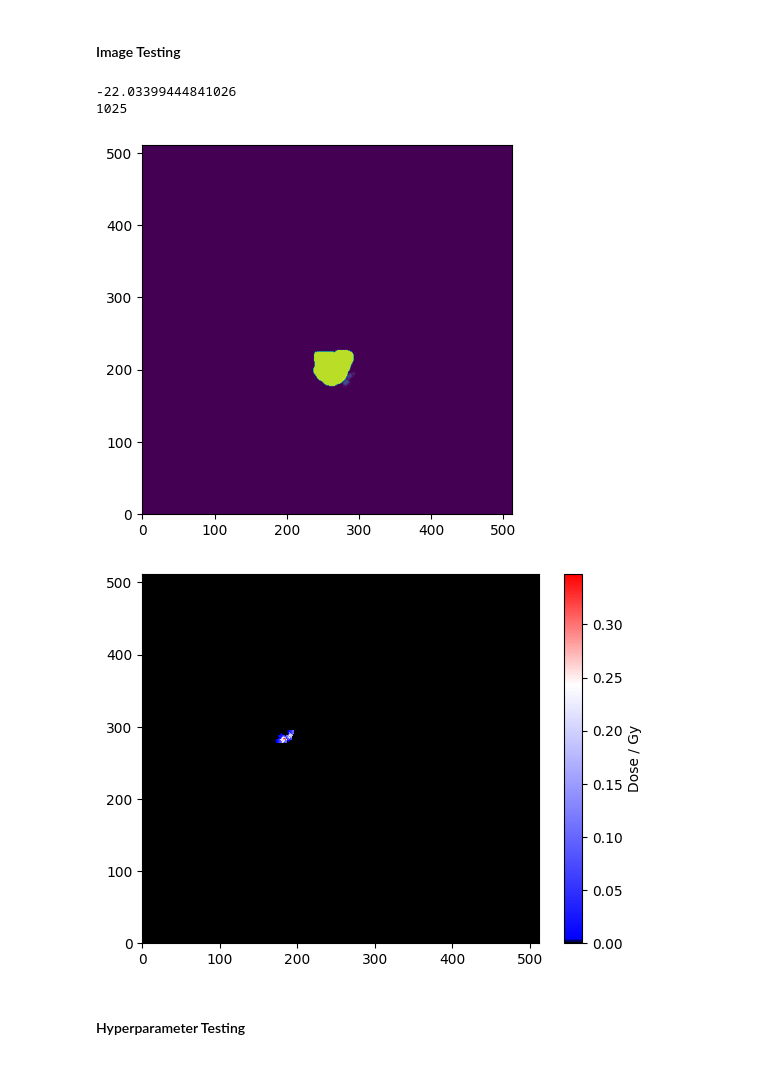
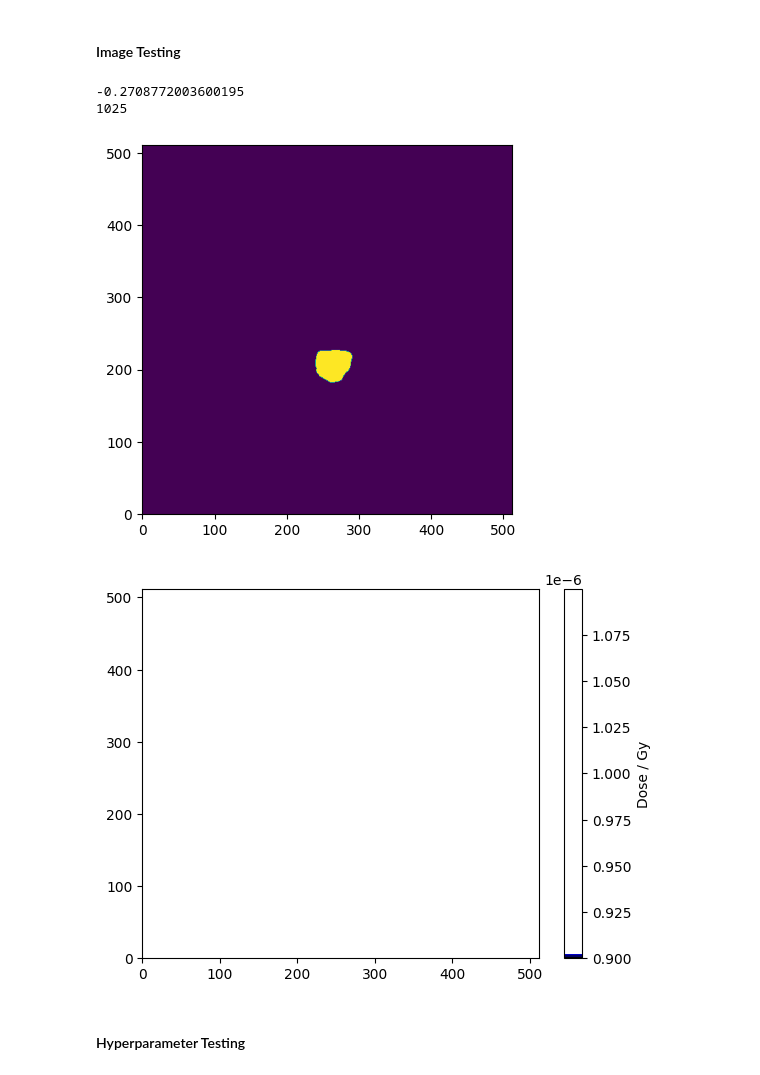
Before and after one commit to PRECISE-RT/PBT-Gym, a Jupyter notebook: notebooks/bortfeld_dose_update.ipynb, the cells around one changed output. Cells and saved outputs as stored; diff of their text form; code cells hidden in the pictures.

```diff
--- a/notebooks/bortfeld_dose_update.ipynb
+++ b/notebooks/bortfeld_dose_update.ipynb
@@ -181,5 +186,5 @@ def find_valid_data_paths(directory):
 
     return datasets
 # %%
-MEGAPATIENTDIRECTORY = "/workspaces/MPhys Gamification/HNSCC_215pts/manifest-1679856320086/HNSCC"
-my_data = find_valid_data_paths(MEGAPATIENTDIRECTORY)
+multi_patient_direction = "/workspaces/MPhys Gamification/HNSCC_215pts/manifest-1679856320086/HNSCC"
+my_data = find_valid_data_paths(multi_patient_direction)
@@ -301,7 +302,7 @@ class SearchBot():
         removes them from the input data
 
         Args:
-            data (_type_): _description_
+            data (list): list of patients, where each patient contains file paths for directory, Ct and structure
         """
         index = 0
         for patient in data:
@@ -1202,37 +1275,37 @@ import matplotlib.pyplot as plt
 import matplotlib.colors as mcolors
 
 # Assuming you have a 2D histogram array called 'hist' with shape (5112, 512)
-_, snapshots, _, _ = canvas_evaluation("/workspaces/MPhys Gamification/modeldir/040523_final_1.zip")
+_, snapshots, _, _ = canvas_evaluation("/workspaces/MPhys Gamification/modeldir/090523_bortfeld_test")
 hist = (snapshots[-1]) # Replace this line with your actual histogram data
 
 # Set target value and create a custom colormap
 target_value = 0.7
 min_val = np.min(hist)
 max_val = np.max(hist)
 mid_val = target_value * (max_val - min_val) + min_val
 colors = [(0, 'black'), (0.01, 'blue'), (mid_val / max_val, 'white'), (1, 'red')]
 custom_cmap = mcolors.LinearSegmentedColormap.from_list("my_colormap", colors)
 
 # Modify the hist array so that zero values are set to a very small value
 hist_mod = np.where(hist > 0, hist, 1e-6)
 
 # Create the pcolormesh plot with the custom colormap
 fig, ax = plt.subplots()
 xedges = np.arange(0, hist.shape[1] + 1)  # xedges from 0 to 512 (shape[1] + 1)
 yedges = np.arange(0, hist.shape[0] + 1)  # yedges from 0 to 5112 (shape[0] + 1)
 pc = ax.pcolormesh(xedges, yedges, hist_mod.T, cmap=custom_cmap)
 
 # Add a colorbar
 cbar = plt.colorbar(pc, ax=ax)
 cbar.set_label('Dose / Gy')
 
 # Show the plot
 plt.show()
 # %% [output]
--22.03399444841026
+-0.2708772003600195
 1025
-[figure, old version]
+[figure, new version]
-[figure, old version]
+[figure, new version]
 # %% [markdown]
 #### Hyperparameter Testing
 # %%
```
Also changed, not shown: parts of 14 cells of this notebook.
